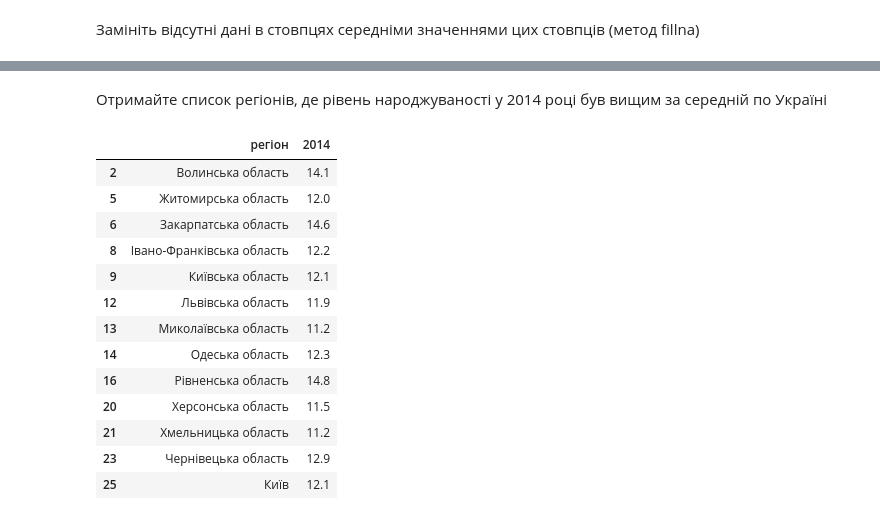
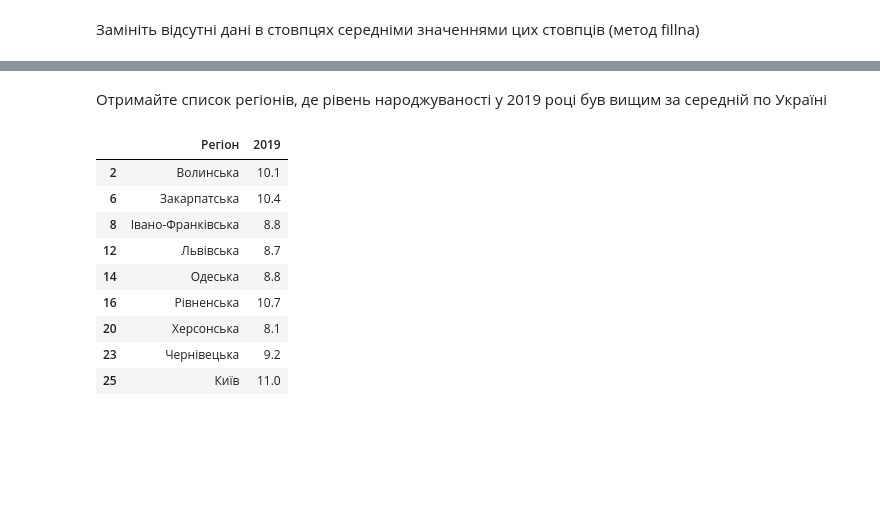
Before and after one commit to alex-kondr/Data_Science_HW_2, a Jupyter notebook: HW_2_1.ipynb, the cells around one changed output, grey strips where cells are left out. Cells and saved outputs as stored; diff of their text form; code cells hidden in the pictures; blank space fills up the shorter version.

```diff
--- a/HW_2_1.ipynb
+++ b/HW_2_1.ipynb
@@ -15,5 +16,5 @@ url = 'https://uk.wikipedia.org/wiki/%D0%9D%D0%B0%D1%80%D0%BE%D0%B4%D0%B6%D1%83%
 # %%
-df = pd.read_html(url, decimal=',', thousands='.', match='Автономна Республіка Крим')[3]
+df = pd.read_html(url, decimal=',', thousands='.', match='Крим')[2]
 # %%
 df
 # %% [output]
@@ -53,0 +57,3 @@ df.shape
+# %%
+df.replace('—', np.nan, inplace=True)
+df
@@ -72,0 +95,3 @@ dtype: object
+# %%
+df = df.astype(dict.fromkeys(['2014', '2019'], np.float64))
+df.dtypes
@@ -116,6 +148,6 @@ df_new
 # %% [markdown]
 Замініть відсутні дані в стовпцях середніми значеннями цих стовпців (метод fillna)
 # %%
-df_new = df_new.fillna({'1950': df_new['1950'].mean(), '1960': df_new['1960'].mean(), '1970': df_new['1970'].mean(), '2014': df_new['2014'].mean()})
+df_new = df_new.fillna({'1950': df_new['1950'].mean(), '1960': df_new['1960'].mean(), '1970': df_new['1970'].mean(), '1990': df_new['1990'].mean(), '2000': df_new['2000'].mean(), '2012': df_new['2012'].mean(), '2014': df_new['2014'].mean(), '2019': df_new['2019'].mean()})
 df_new
 # %% [output]
@@ -144,20 +179,16 @@ df_new.plot()
 # %% [markdown]
-Отримайте список регіонів, де рівень народжуваності у 2014 році був вищим за середній по Україні
+Отримайте список регіонів, де рівень народжуваності у 2019 році був вищим за середній по Україні
 # %%
-df_new[['регіон', '2014']][df_new['2014'] > df_new['2014'].mean()]
+df_new[['Регіон', '2019']][df_new['2019'] > df_new['2019'].mean()]
 # %% [output]
-|  | регіон | 2014 |
-| 2 | Волинська область | 14.1 |
-| 5 | Житомирська область | 12.0 |
-| 6 | Закарпатська область | 14.6 |
-| 8 | Івано-Франківська область | 12.2 |
-| 9 | Київська область | 12.1 |
-| 12 | Львівська область | 11.9 |
-| 13 | Миколаївська область | 11.2 |
-| 14 | Одеська область | 12.3 |
-| 16 | Рівненська область | 14.8 |
-| 20 | Херсонська область | 11.5 |
-| 21 | Хмельницька область | 11.2 |
-| 23 | Чернівецька область | 12.9 |
-| 25 | Київ | 12.1 |
+|  | Регіон | 2019 |
+| 2 | Волинська | 10.1 |
+| 6 | Закарпатська | 10.4 |
+| 8 | Івано-Франківська | 8.8 |
+| 12 | Львівська | 8.7 |
+| 14 | Одеська | 8.8 |
+| 16 | Рівненська | 10.7 |
+| 20 | Херсонська | 8.1 |
+| 23 | Чернівецька | 9.2 |
+| 25 | Київ | 11.0 |
 # %% [markdown]
```
Also changed, not shown: parts of 21 cells of this notebook.
